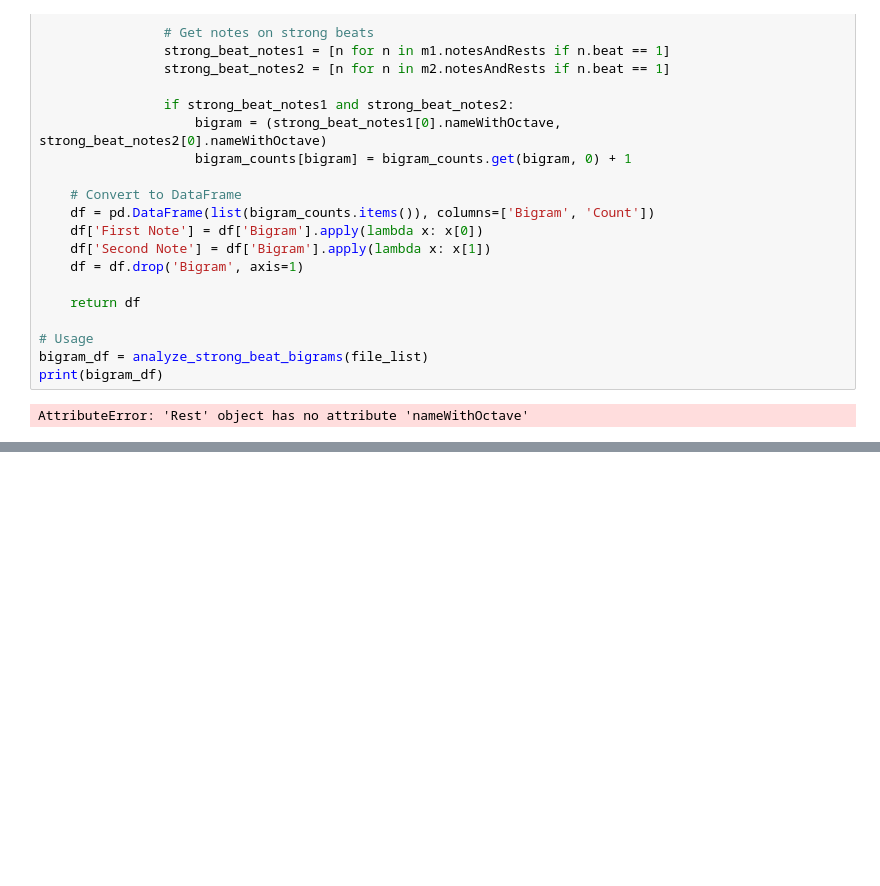
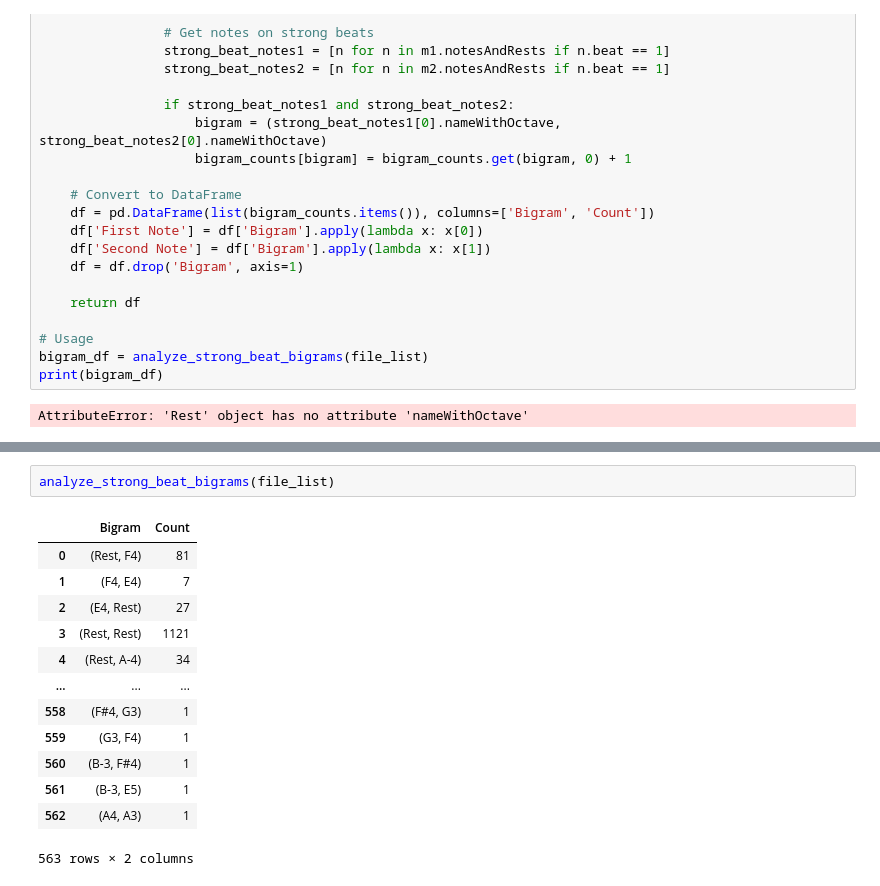
Before and after one commit to shanahdt/corpus-studies-2024, a Jupyter notebook: class_notes/scratch.ipynb, the cells around one changed output, grey strips where cells are left out. Cells and saved outputs as stored; diff of their text form; blank space fills up the shorter version.

```diff
--- a/class_notes/scratch.ipynb
+++ b/class_notes/scratch.ipynb
@@ -657,0 +716,16 @@ NameError: name 'df' is not defined
+# %%
+analyze_strong_beat_bigrams(file_list)
+# %% [output]
+|  | Bigram | Count |
+| 0 | (Rest, F4) | 81 |
+| 1 | (F4, E4) | 7 |
+| 2 | (E4, Rest) | 27 |
+| 3 | (Rest, Rest) | 1121 |
+| 4 | (Rest, A-4) | 34 |
+| ... | ... | ... |
+| 558 | (F#4, G3) | 1 |
+| 559 | (G3, F4) | 1 |
+| 560 | (B-3, F#4) | 1 |
+| 561 | (B-3, E5) | 1 |
+| 562 | (A4, A3) | 1 |
+563 rows × 2 columns
```
Also changed, not shown: parts of 10 cells of this notebook, 6 other files.
